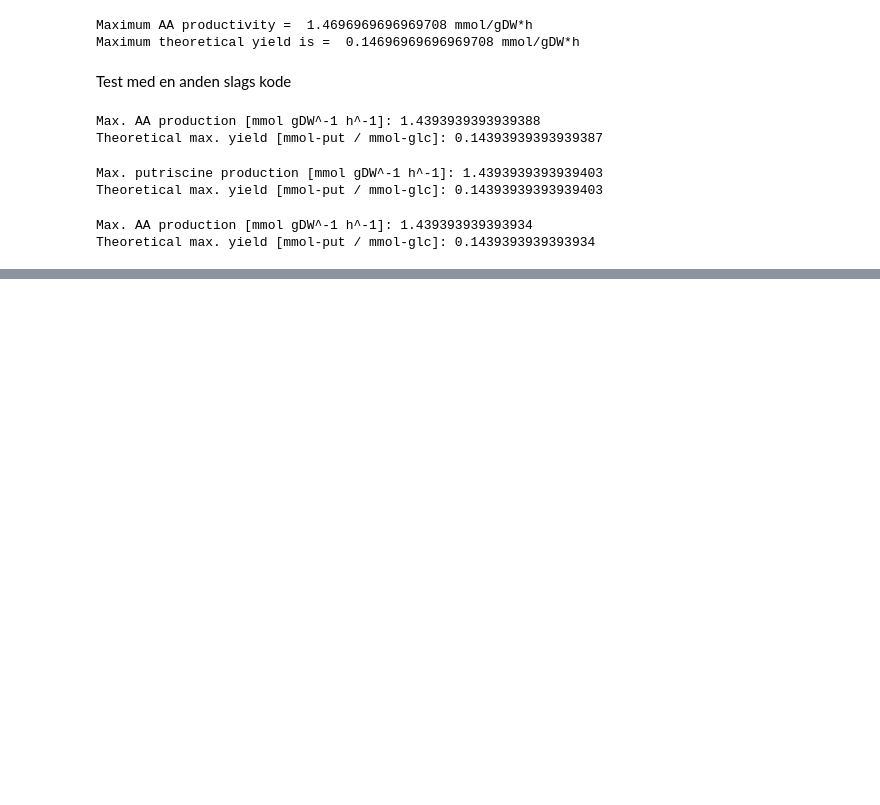
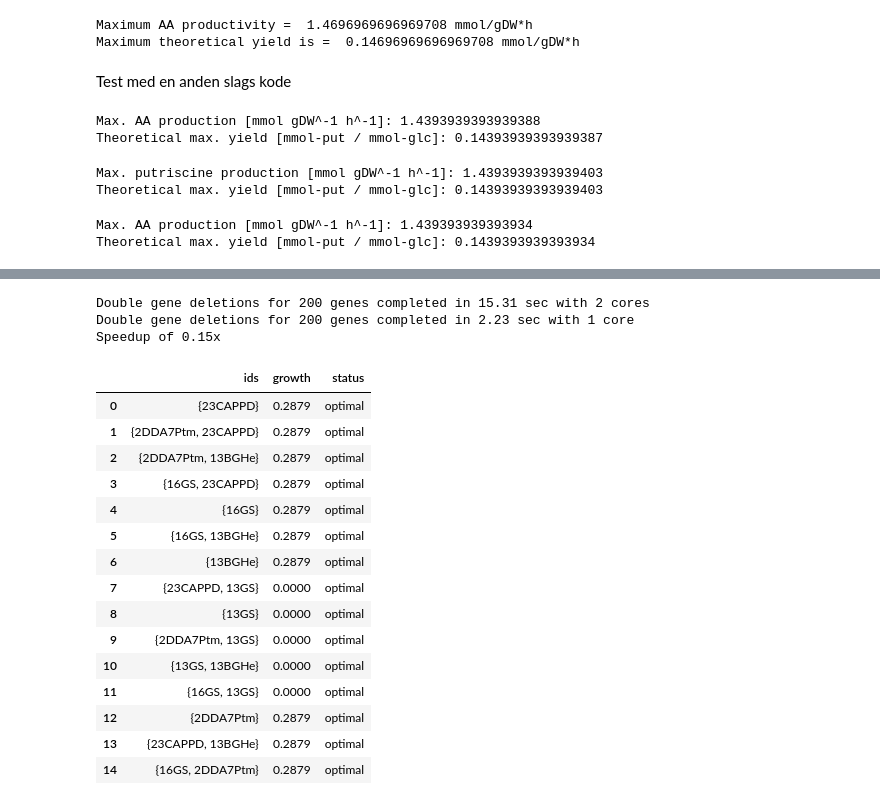
Before and after one commit to 27410/group-assignment-group-8, a Jupyter notebook: Analysis/06.3_Knockouts.ipynb, the cells around one changed output, grey strips where cells are left out. Drawn from its saved outputs; the diff is of its cells as text; code cells hidden in the pictures; blank space fills up the shorter version.

```diff
--- a/Analysis/06.3_Knockouts.ipynb
+++ b/Analysis/06.3_Knockouts.ipynb
@@ -524,0 +567,40 @@ Theoretical max. yield [mmol-put / mmol-glc]: 0.1439393939393934
+# %%
+start = time()  # start timer()
+double_gene_deletion(
+    iMM904, iMM904.genes[:25], processes=2)
+t1 = time() - start
+print("Double gene deletions for 200 genes completed in "
+      "%.2f sec with 2 cores" % t1)
+
+start = time()  # start timer()
+double_gene_deletion(
+    iMM904, iMM904.genes[:25], processes=1)
+t2 = time() - start
+print("Double gene deletions for 200 genes completed in "
+      "%.2f sec with 1 core" % t2)
+
+print("Speedup of %.2fx" % (t2 / t1))
+# %% [output]
+Double gene deletions for 200 genes completed in 15.31 sec with 2 cores
+Double gene deletions for 200 genes completed in 2.23 sec with 1 core
+Speedup of 0.15x
+# %%
+double_reaction_deletion(
+    iMM904, iMM904.reactions[2:7]).round(4)
+# %% [output]
+|  | ids | growth | status |
+| 0 | {23CAPPD} | 0.2879 | optimal |
+| 1 | {2DDA7Ptm, 23CAPPD} | 0.2879 | optimal |
+| 2 | {2DDA7Ptm, 13BGHe} | 0.2879 | optimal |
+| 3 | {16GS, 23CAPPD} | 0.2879 | optimal |
+| 4 | {16GS} | 0.2879 | optimal |
+| 5 | {16GS, 13BGHe} | 0.2879 | optimal |
+| 6 | {13BGHe} | 0.2879 | optimal |
+| 7 | {23CAPPD, 13GS} | 0.0000 | optimal |
+| 8 | {13GS} | 0.0000 | optimal |
+| 9 | {2DDA7Ptm, 13GS} | 0.0000 | optimal |
+| 10 | {13GS, 13BGHe} | 0.0000 | optimal |
+| 11 | {16GS, 13GS} | 0.0000 | optimal |
+| 12 | {2DDA7Ptm} | 0.2879 | optimal |
+| 13 | {23CAPPD, 13BGHe} | 0.2879 | optimal |
+| 14 | {16GS, 2DDA7Ptm} | 0.2879 | optimal |
```
Also changed, not shown: parts of 4 cells of this notebook, 1 other file.
